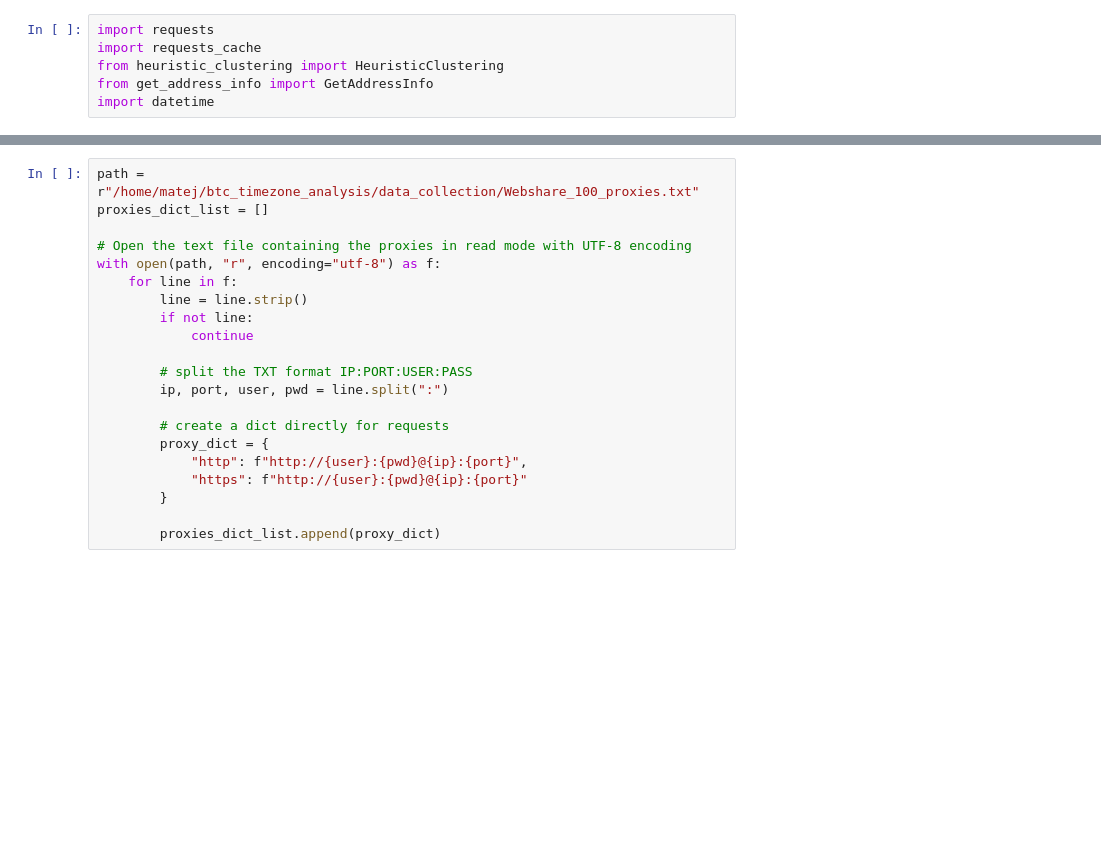
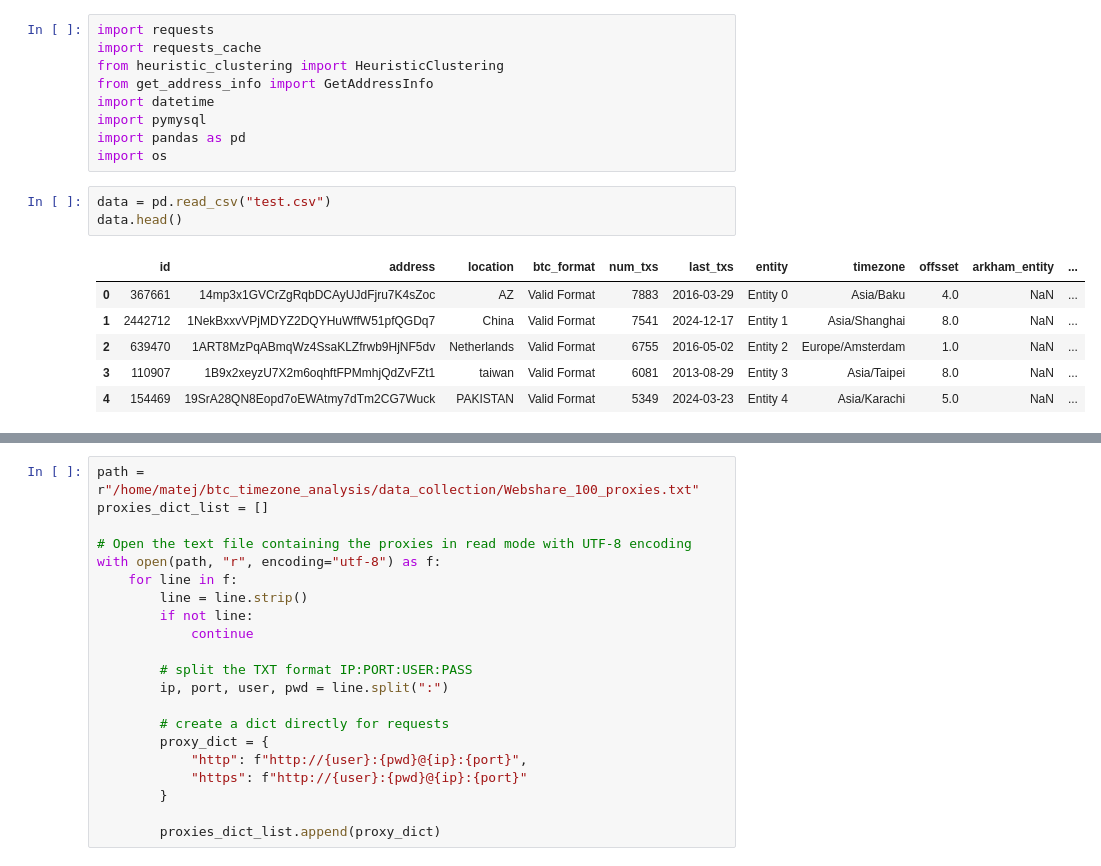
Before and after one commit to MatejDuk/btc_timezone_analysis, a Jupyter notebook: data_collection/data_collection.ipynb, the cells around one changed output, grey strips where cells are left out. Saved outputs shown, nothing was run; the diff lists cells and outputs as text; blank space fills up the shorter version.

```diff
--- a/data_collection/data_collection.ipynb
+++ b/data_collection/data_collection.ipynb
@@ -4,3 +4,16 @@ import requests_cache
 from heuristic_clustering import HeuristicClustering
 from get_address_info import GetAddressInfo
 import datetime
+import pymysql
+import pandas as pd
+import os
+# %%
+data = pd.read_csv("test.csv")
+data.head()
+# %% [output]
+|  | id | address | location | btc_format | num_txs | last_txs | entity | timezone | offsset | arkham_entity | ... |
+| 0 | 367661 | 14mp3x1GVCrZgRqbDCAyUJdFjru7K4sZoc | AZ | Valid Format | 7883 | 2016-03-29 | Entity 0 | Asia/Baku | 4.0 | NaN | ... |
+| 1 | 2442712 | 1NekBxxvVPjMDYZ2DQYHuWffW51pfQGDq7 | China | Valid Format | 7541 | 2024-12-17 | Entity 1 | Asia/Shanghai | 8.0 | NaN | ... |
+| 2 | 639470 | 1ART8MzPqABmqWz4SsaKLZfrwb9HjNF5dv | Netherlands | Valid Format | 6755 | 2016-05-02 | Entity 2 | Europe/Amsterdam | 1.0 | NaN | ... |
+| 3 | 110907 | 1B9x2xeyzU7X2m6oqhftFPMmhjQdZvFZt1 | taiwan | Valid Format | 6081 | 2013-08-29 | Entity 3 | Asia/Taipei | 8.0 | NaN | ... |
+| 4 | 154469 | 19SrA28QN8Eopd7oEWAtmy7dTm2CG7Wuck | PAKISTAN | Valid Format | 5349 | 2024-03-23 | Entity 4 | Asia/Karachi | 5.0 | NaN | ... |
```
Also changed, not shown: parts of 10 cells of this notebook, 9 other files.
